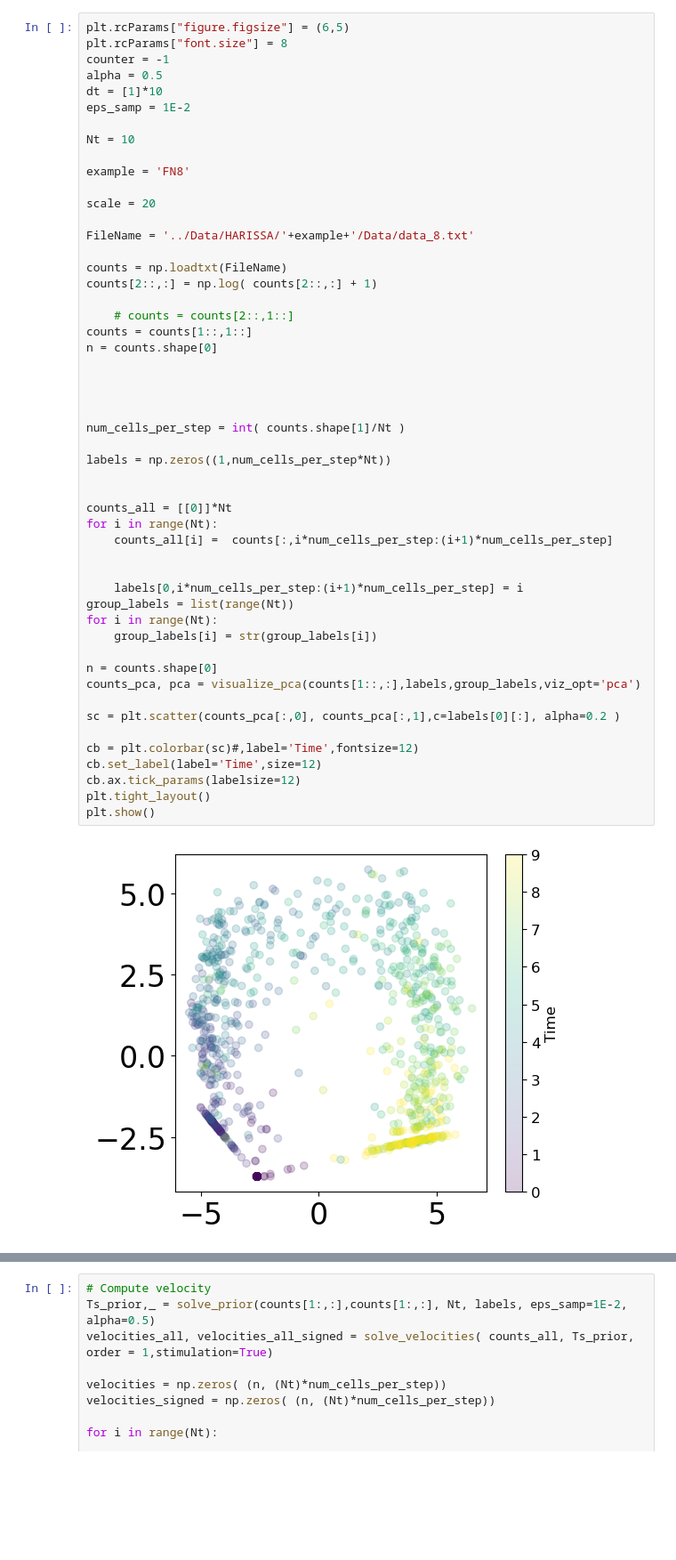
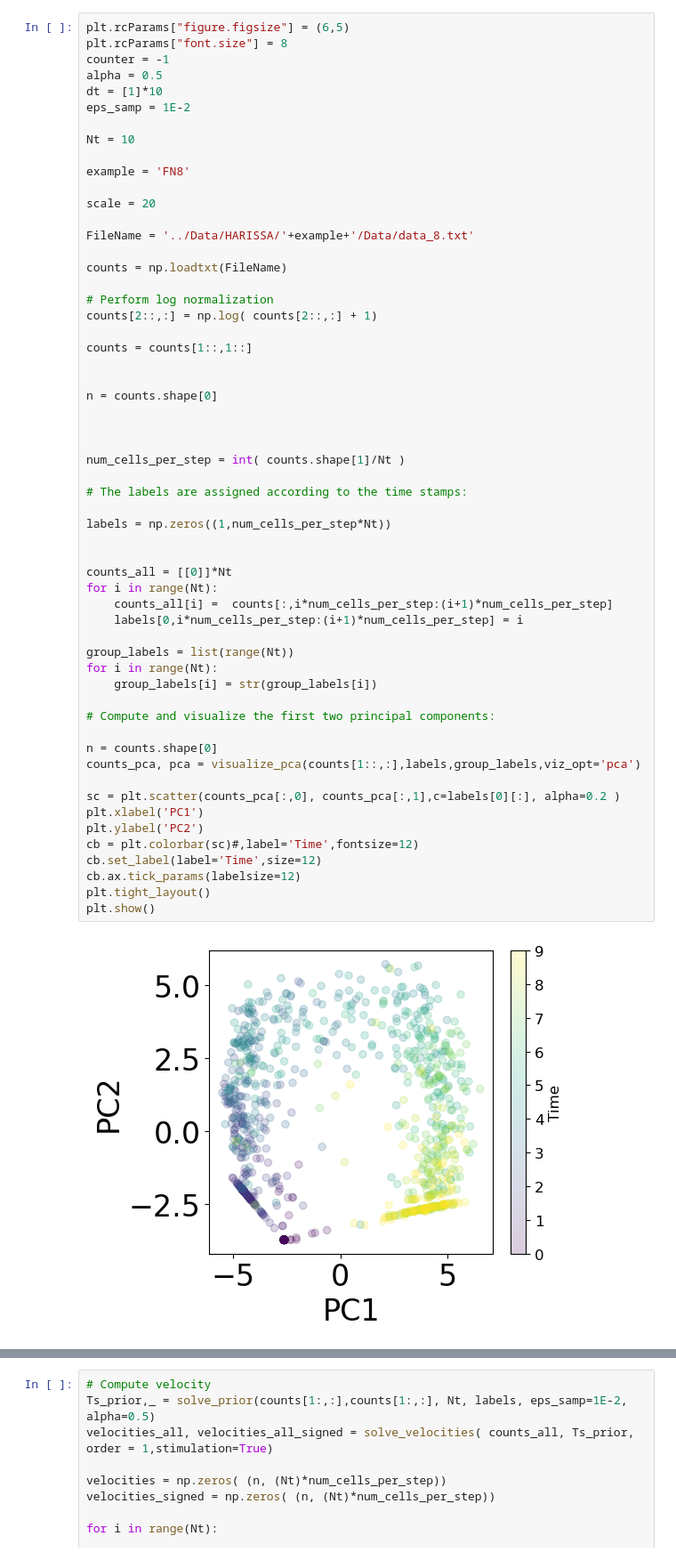
Before and after one commit to NoahElRimawiFine/OT-Velocity, a Jupyter notebook: Scripts/Demo.ipynb, the cells around one changed output, grey strips where cells are left out. Shown at 89% size. Drawn from its saved outputs; the diff is of its cells as text; blank space fills up the shorter version.

```diff
--- a/Scripts/Demo.ipynb
+++ b/Scripts/Demo.ipynb
@@ -36,40 +38,46 @@ scale = 20
 FileName = '../Data/HARISSA/'+example+'/Data/data_8.txt'
 
 counts = np.loadtxt(FileName)
+
+# Perform log normalization
 counts[2::,:] = np.log( counts[2::,:] + 1)
 
-    # counts = counts[2::,1::]
 counts = counts[1::,1::]
+
+
 n = counts.shape[0]
 
 
 
+num_cells_per_step = int( counts.shape[1]/Nt )
 
-num_cells_per_step = int( counts.shape[1]/Nt )
+# The labels are assigned according to the time stamps:
 
 labels = np.zeros((1,num_cells_per_step*Nt))
 
 
 counts_all = [[0]]*Nt
 for i in range(Nt):
     counts_all[i] =  counts[:,i*num_cells_per_step:(i+1)*num_cells_per_step]
+    labels[0,i*num_cells_per_step:(i+1)*num_cells_per_step] = i
 
-
-    labels[0,i*num_cells_per_step:(i+1)*num_cells_per_step] = i
 group_labels = list(range(Nt))
 for i in range(Nt):
     group_labels[i] = str(group_labels[i])
+
+# Compute and visualize the first two principal components:
 
 n = counts.shape[0]
 counts_pca, pca = visualize_pca(counts[1::,:],labels,group_labels,viz_opt='pca')
 
 sc = plt.scatter(counts_pca[:,0], counts_pca[:,1],c=labels[0][:], alpha=0.2 )
-
+plt.xlabel('PC1')
+plt.ylabel('PC2')
 cb = plt.colorbar(sc)#,label='Time',fontsize=12)
 cb.set_label(label='Time',size=12)
 cb.ax.tick_params(labelsize=12)
 plt.tight_layout()
 plt.show()
 # %% [output]
-[figure, old version]
+[figure, new version]
 # %% [markdown]
```
Also changed, not shown: parts of 18 cells of this notebook, 6 other files.
